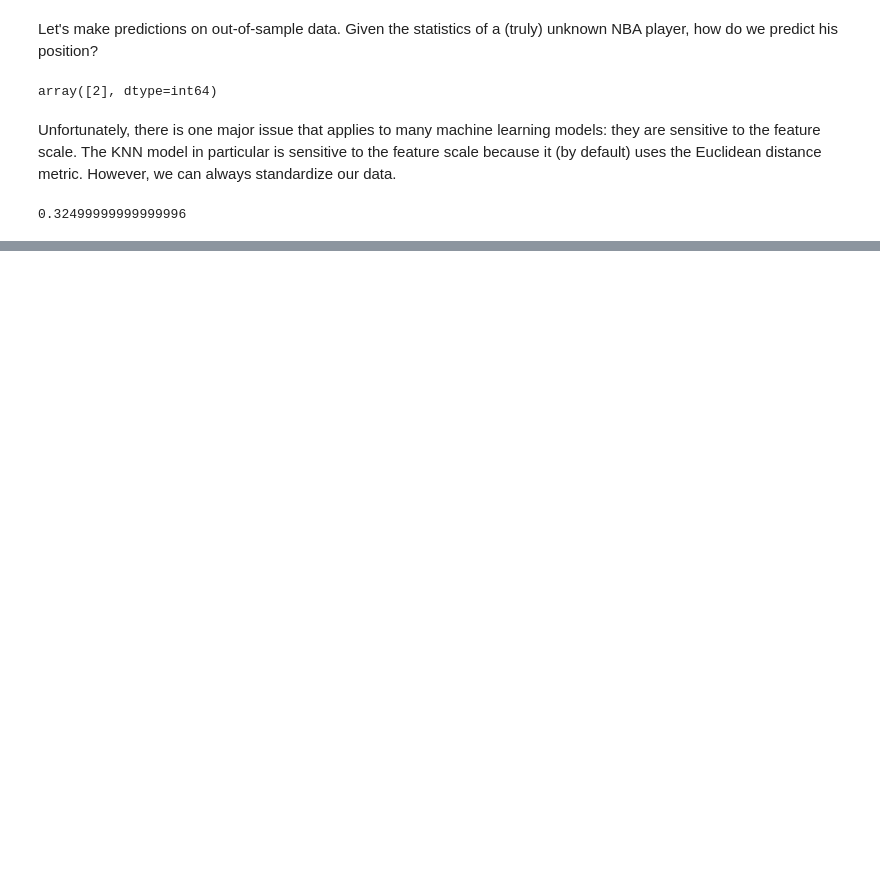
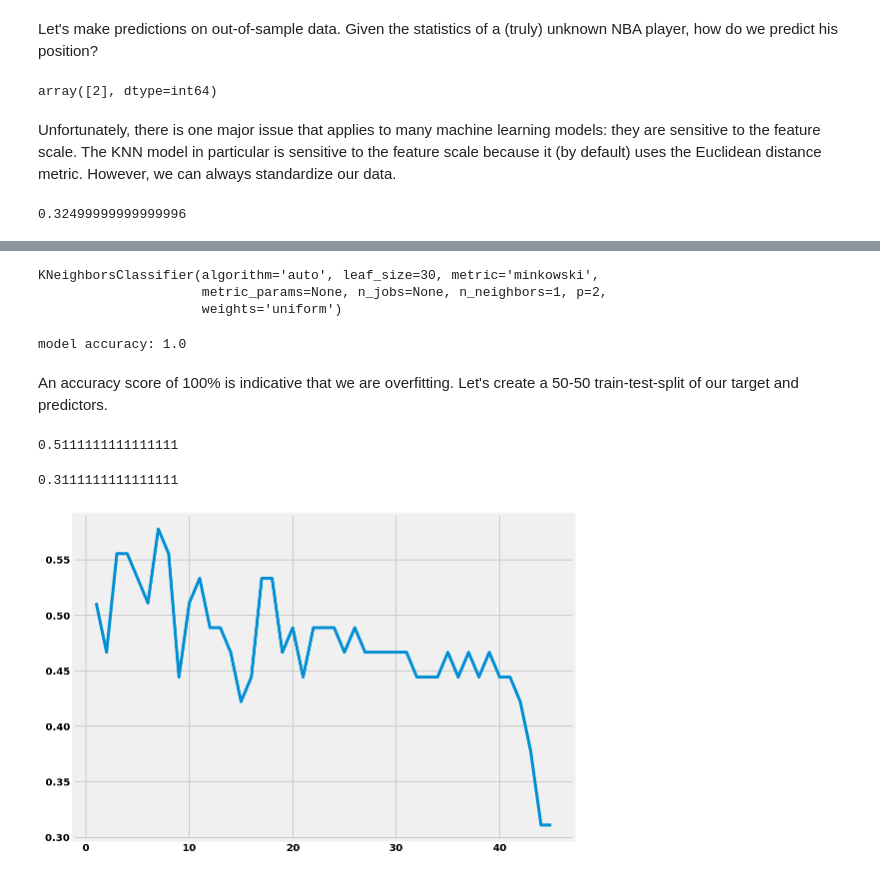
Before and after one commit to Andaluz/Data_Science, a Jupyter notebook: KNN_Modeling.ipynb, the cells around one changed output, grey strips where cells are left out. Cells and saved outputs as stored; diff of their text form; code cells hidden in the pictures; blank space fills up the shorter version.

```diff
--- a/KNN_Modeling.ipynb
+++ b/KNN_Modeling.ipynb
@@ -499,0 +838,54 @@ print(testing_error)
+# %%
+# Let's instantiate the knn model #
+knn = KNeighborsClassifier(n_neighbors=1)
+
+# Let's fit on the unstandardized data #
+knn.fit(X, y)
+# %% [output]
+KNeighborsClassifier(algorithm='auto', leaf_size=30, metric='minkowski',
+                     metric_params=None, n_jobs=None, n_neighbors=1, p=2,
+                     weights='uniform')
+# %%
+# Let's predict the response values and check our accuracy #
+y_pred_class = knn.predict(X)
+
+print('model accuracy:',metrics.accuracy_score(y, y_pred_class))
+# %% [output]
+model accuracy: 1.0
+# %% [markdown]
+An accuracy score of 100% is indicative that we are overfitting. Let's create a 50-50 train-test-split of our target and predictors.
+# %%
+# Let's split X and y into training and testing sets #
+X_train, X_test, y_train, y_test = train_test_split(X, y, random_state=42, test_size=0.5)
+
+# Let's train the model on the training set #
+knn = KNeighborsClassifier(n_neighbors=1)
+knn.fit(X_train, y_train)
+
+# Let's test the model on the testing set and check the accuracy #
+y_pred_class = knn.predict(X_test)
+print(metrics.accuracy_score(y_test, y_pred_class))
+# %% [output]
+0.5111111111111111
+# %%
+# Let's check the accuracy of a KNN model where K equals the number of rows in the training data #
+knn = KNeighborsClassifier(n_neighbors=X_train.shape[0])
+knn.fit(X_train, y_train)
+y_pred_class = knn.predict(X_test)
+print(metrics.accuracy_score(y_test, y_pred_class))
+# %% [output]
+0.3111111111111111
+# %%
+# Let's fit the KNN with values of K ranging from 1 to the number of rows in the training data #
+test_acc = []
+for i in range(1, X_train.shape[0]+1):
+    knn = KNeighborsClassifier(n_neighbors=i)
+    knn.fit(X_train, y_train)
+    test_acc.append(knn.score(X_test, y_test))
+# %%
+# Let's plot the accuracies for each K #
+fig, ax = plt.subplots(figsize=(8,6))
+ax.plot(list(range(1, X_train.shape[0]+1)), test_acc, lw=3.)
+plt.show()
+# %% [output]
+[figure, added]
```
Also changed, not shown: parts of 43 cells of this notebook.
